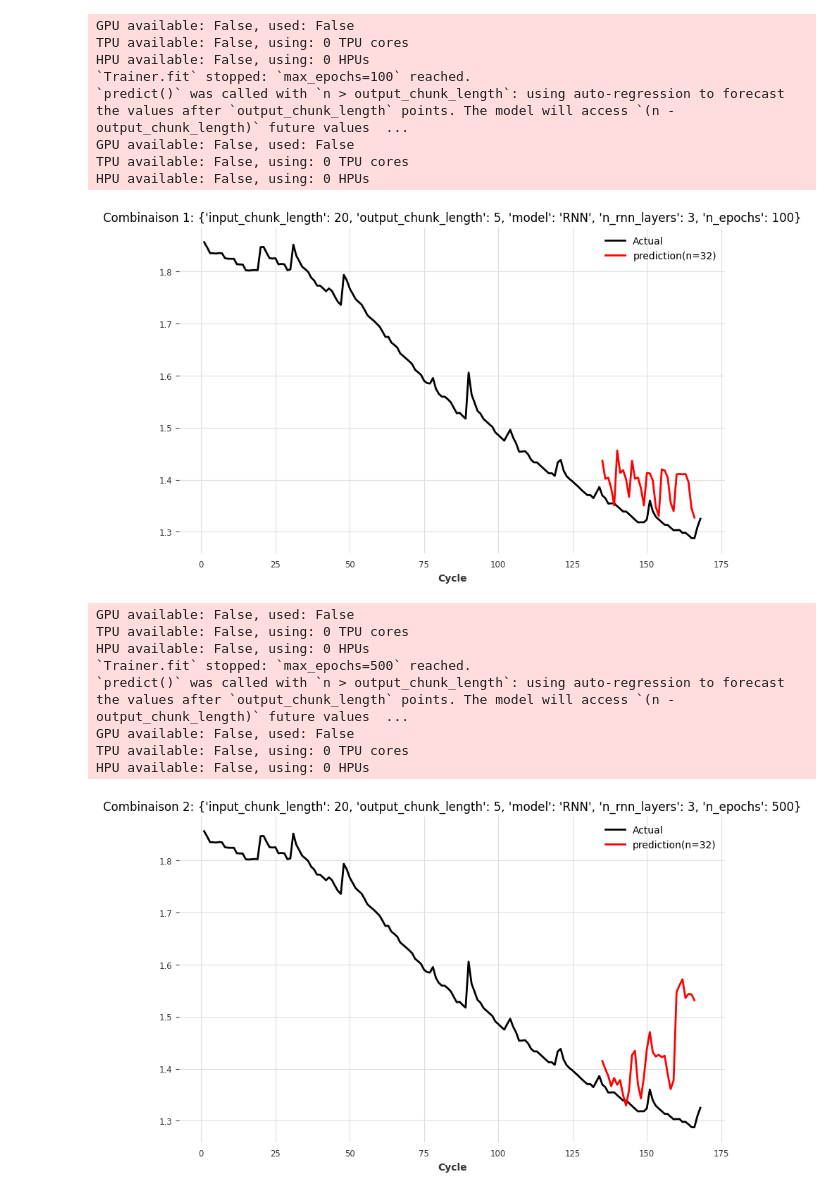
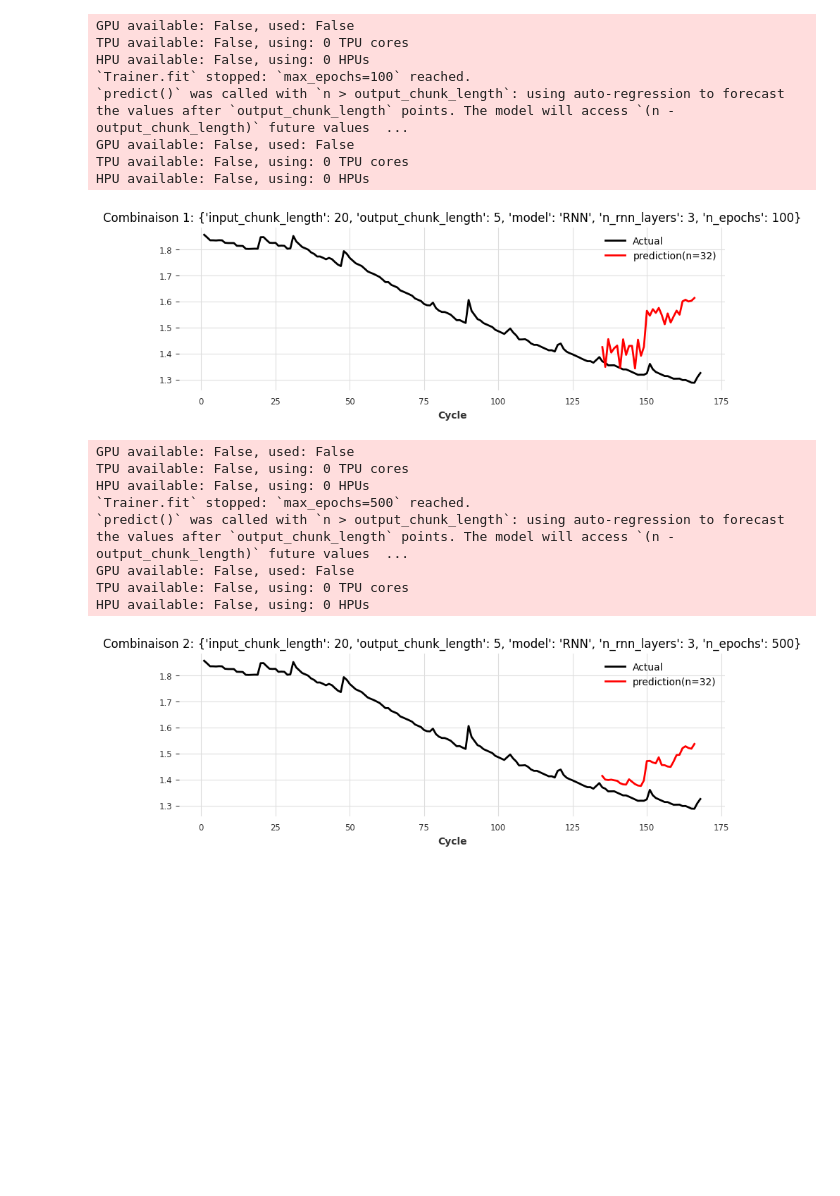
Before and after one commit to Jbonhomme631/Darts_Project, a Jupyter notebook: Gridsearch_exploration.ipynb, the cells around one changed output. Cells and saved outputs as stored; diff of their text form; code cells hidden in the pictures; blank space fills up the shorter version.

```diff
--- a/Gridsearch_exploration.ipynb
+++ b/Gridsearch_exploration.ipynb
@@ -48,17 +51,26 @@ past_covariates = concatenate([cov_voltage_time_series, cov_current_time_series,
 # past_covariates = past_covariates[:train_size]
 # %%
 # We first set aside the first 50% as training series:
-train_size = int(len(target_series) * 0.8)
+train_size = int(len(target_series) * 0.9)
 train_dataset = target_series[:train_size]
 test_dataset = target_series[train_size:]
+# %%
+# Stocker les valeurs de perte
+loss_values = []
+
+# Fonction de rappel pour collecter la perte après chaque époque
+def loss_callback(epoch, loss):
+    loss_values.append(loss)
 # %%
 #Define and train model
-brnn_voltage = BlockRNNModel(input_chunk_length=30,
-                                      output_chunk_length=5,
-                                      model='RNN',
-                                      n_rnn_layers=3,
-                                      )
-brnn_voltage.fit(train_dataset,
-                          past_covariates=past_covariates,
-                          epochs=500,
-                          verbose=True)
+brnn = BlockRNNModel(input_chunk_length=30,
+                     output_chunk_length=5,
+                     model='LSTM',
+                     n_rnn_layers=4,
+                     random_state=seed_value
+                     )
+brnn.fit(train_dataset,
+         past_covariates=past_covariates,
+         epochs=100,
+         verbose=True,
+         loss_fn=loss_callback)
@@ -65,6 +86,6 @@ brnn_voltage.fit(train_dataset,
 # %%
 #Make prediction
-future = brnn_voltage.predict(n=50,
+future = brnn.predict(n=32,
                        series=train_dataset,
                        past_covariates=past_covariates)
 # mase_err = mase(target_series, future, train_dataset)
@@ -98,44 +126,39 @@ for i, params in enumerate(all_combinations):
         input_chunk_length=param_dict['input_chunk_length'],
         output_chunk_length=param_dict['output_chunk_length'],
         n_rnn_layers=param_dict['n_rnn_layers'],
-        n_epochs=param_dict['n_epochs']
+        n_epochs=param_dict['n_epochs'],
+        random_state=seed_value
     )
 
     model.fit(train_dataset, past_covariates=past_covariates, epochs=param_dict['n_epochs'], verbose=False)
     future = model.predict(n=32,
                        series=train_dataset,
                        past_covariates=past_covariates)
-    plt.figure(figsize=(5, 3))
+    plt.figure(figsize=(10, 3))
     target_series.plot(label='Actual')
     future.plot(label='prediction(n=32)', color='red')
     plt.title(f"Combinaison {i+1}: {param_dict}")
     plt.legend()
     plt.show()
 
     # Évaluer le modèle
     mse_score = mse(test_dataset, future)
     rmse_score = rmse(test_dataset, future)
     mase_score = mase(test_dataset, future, train_dataset)
     mape_score = mape(test_dataset, future)
 
     # Stocker les résultats
     results.append((param_dict, mse_score, rmse_score, mase_score, mape_score))
-
-# Problem here
-for params, mse_score, rmse_score in results:
-    print(f"Paramètres: {params}")
-    print(f"MSE: {mse_score}, RMSE: {rmse_score}")
-    print("-" * 40)
 # %% [output]
 GPU available: False, used: False
 TPU available: False, using: 0 TPU cores
 HPU available: False, using: 0 HPUs
 `Trainer.fit` stopped: `max_epochs=100` reached.
 `predict()` was called with `n > output_chunk_length`: using auto-regression to forecast the values after `output_chunk_length` points. The model will access `(n - output_chunk_length)` future values  ...
 GPU available: False, used: False
 TPU available: False, using: 0 TPU cores
 HPU available: False, using: 0 HPUs
-[figure, old version]
+[figure, new version]
 GPU available: False, used: False
 TPU available: False, using: 0 TPU cores
 HPU available: False, using: 0 HPUs
@@ -144,7 +167,7 @@ HPU available: False, using: 0 HPUs
 GPU available: False, used: False
 TPU available: False, using: 0 TPU cores
 HPU available: False, using: 0 HPUs
-[figure, old version]
+[figure, new version]
 GPU available: False, used: False
 TPU available: False, using: 0 TPU cores
 HPU available: False, using: 0 HPUs
```
Also changed, not shown: parts of 10 cells of this notebook.
